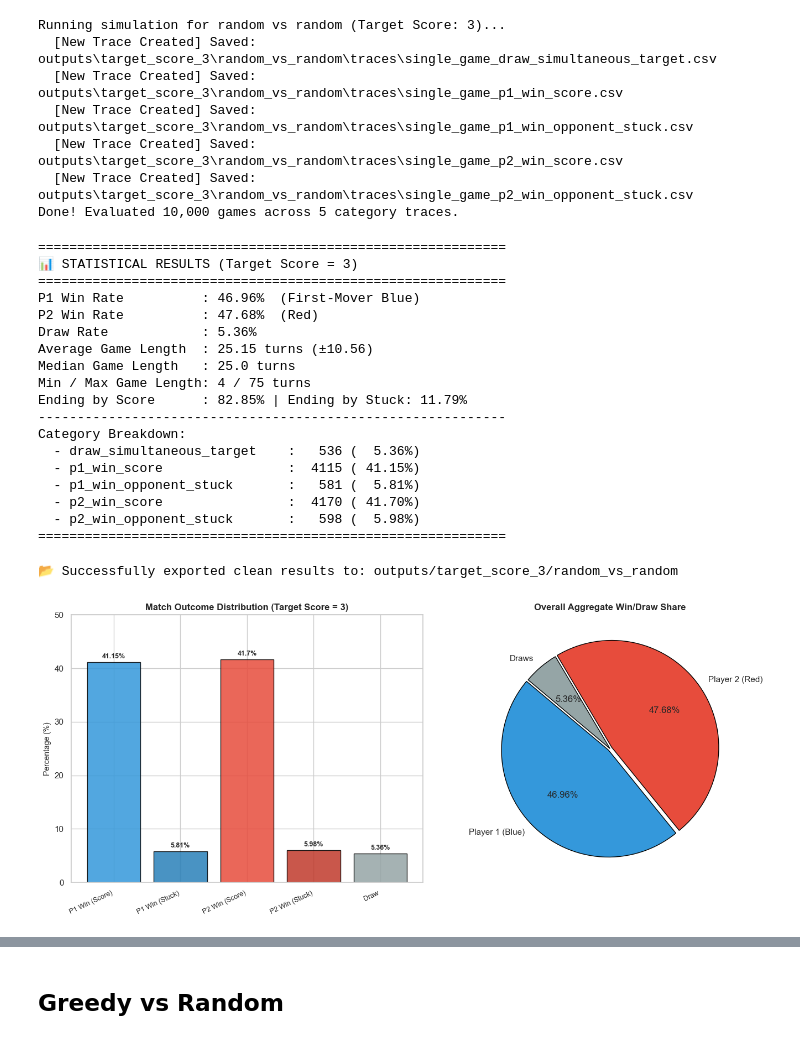
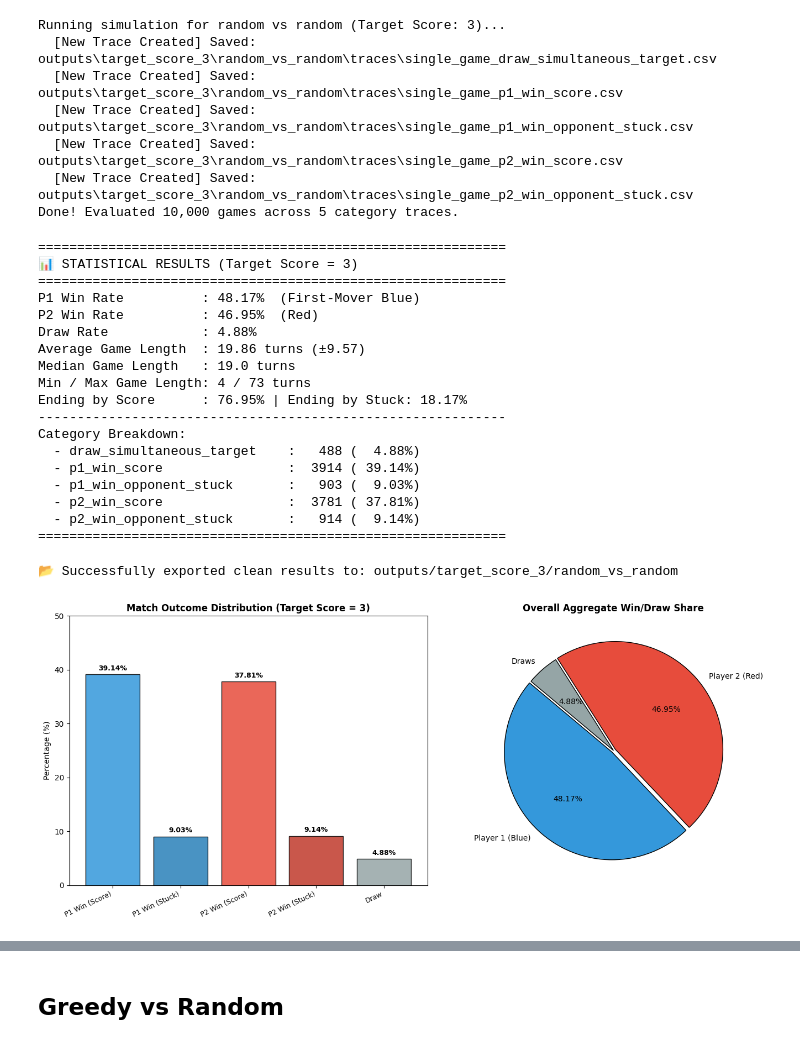
Before and after one commit to SreelathaVS/Game_Analysis_Entangled, a Jupyter notebook: analysis_notebook.ipynb, the cells around one changed output, grey strips where cells are left out. Saved outputs shown, nothing was run; the diff lists cells and outputs as text; code cells hidden in the pictures.

Commit message:
updated game play

```diff
--- a/analysis_notebook.ipynb
+++ b/analysis_notebook.ipynb
@@ -28,6 +28,7 @@ raw_results, traces = run_batch_and_collect_traces(
     target_score=TARGET_SCORE,
     p1_type=P1_AGENT,
     p2_type=P2_AGENT,
+    force_overwrite=True,
 )
 
 print(
@@ -77,20 +78,20 @@ print("=" * 60)
 ============================================================
 📊 STATISTICAL RESULTS (Target Score = 3)
 ============================================================
-P1 Win Rate          : 46.96%  (First-Mover Blue)
-P2 Win Rate          : 47.68%  (Red)
-Draw Rate            : 5.36%
-Average Game Length  : 25.15 turns (±10.56)
-Median Game Length   : 25.0 turns
-Min / Max Game Length: 4 / 75 turns
-Ending by Score      : 82.85% | Ending by Stuck: 11.79%
+P1 Win Rate          : 48.17%  (First-Mover Blue)
+P2 Win Rate          : 46.95%  (Red)
+Draw Rate            : 4.88%
+Average Game Length  : 19.86 turns (±9.57)
+Median Game Length   : 19.0 turns
+Min / Max Game Length: 4 / 73 turns
+Ending by Score      : 76.95% | Ending by Stuck: 18.17%
 ------------------------------------------------------------
 Category Breakdown:
-  - draw_simultaneous_target    :   536 (  5.36%)
-  - p1_win_score                :  4115 ( 41.15%)
-  - p1_win_opponent_stuck       :   581 (  5.81%)
-  - p2_win_score                :  4170 ( 41.70%)
-  - p2_win_opponent_stuck       :   598 (  5.98%)
+  - draw_simultaneous_target    :   488 (  4.88%)
+  - p1_win_score                :  3914 ( 39.14%)
+  - p1_win_opponent_stuck       :   903 (  9.03%)
+  - p2_win_score                :  3781 ( 37.81%)
+  - p2_win_opponent_stuck       :   914 (  9.14%)
 ============================================================
 # %%
 import csv
@@ -126,7 +127,7 @@ categories = [
     "P2 Win (Stuck)",
     "Draw",
 ]
-percentages = [41.15, 5.81, 41.70, 5.98, 5.36]
+percentages = [39.14, 9.03,37.81, 9.14, 4.88]
 colors = ["#3498db", "#2980b9", "#e74c3c", "#c0392b", "#95a5a6"]
 
 # Create Figure
@@ -152,35 +153,35 @@ for bar in bars:
       f"{height}%",
       xy=(bar.get_x() + bar.get_width() / 2, height),
       xytext=(0, 3),  # 3 points vertical offset
       textcoords="offset points",
       ha="center",
       va="bottom",
       fontsize=9,
       fontweight="bold",
   )
 
 # Chart 2: Win Rate Comparison (P1 vs P2 vs Draw)
 aggregate_labels = ["Player 1 (Blue)", "Player 2 (Red)", "Draws"]
-aggregate_rates = [46.96, 47.68, 5.36]
+aggregate_rates = [48.17, 46.95, 4.88]
 agg_colors = ["#3498db", "#e74c3c", "#95a5a6"]
 
 wedges, texts, autotexts = ax2.pie(
     aggregate_rates,
     labels=aggregate_labels,
     autopct="%1.2f%%",
     colors=agg_colors,
     startangle=140,
     explode=(0.02, 0.02, 0),
     wedgeprops={"edgecolor": "black", "linewidth": 1},
 )
 ax2.set_title(
     "Overall Aggregate Win/Draw Share", fontsize=12, fontweight="bold"
 )
 
 plt.tight_layout()
 plt.show()
 # %% [output]
-[figure, old version]
+[figure, new version]
 # %%
 import random
 from analysis import compute_simulation_statistics
```
Also changed, not shown: parts of 4 cells of this notebook, 52 other files.
